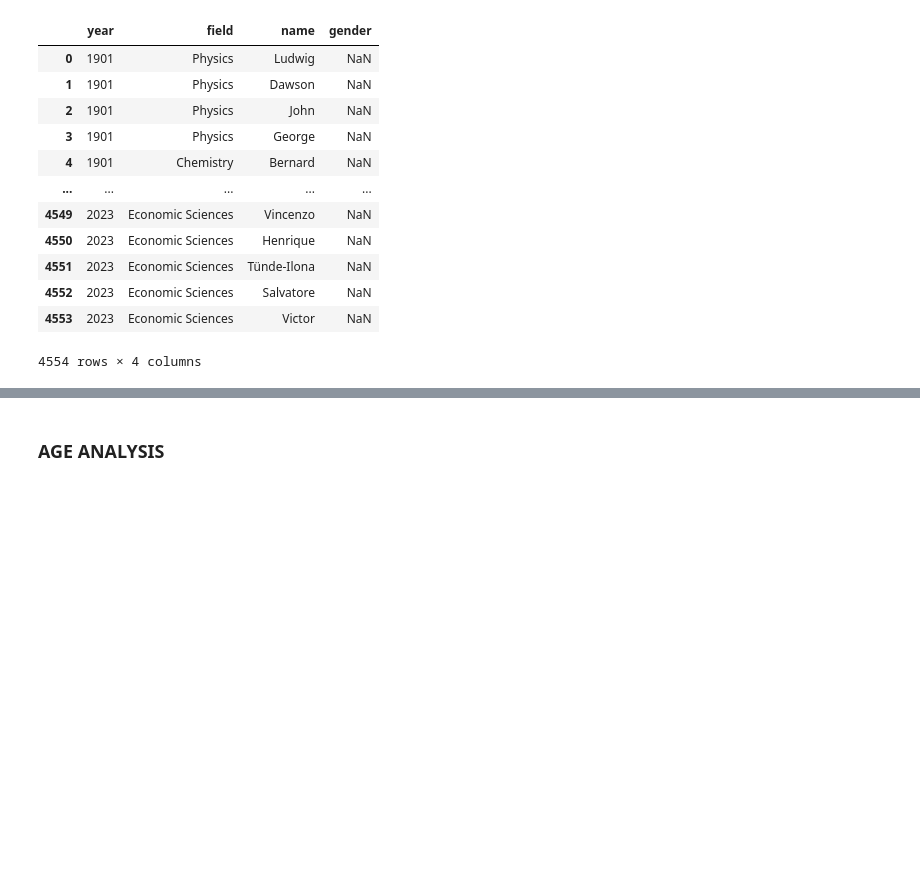
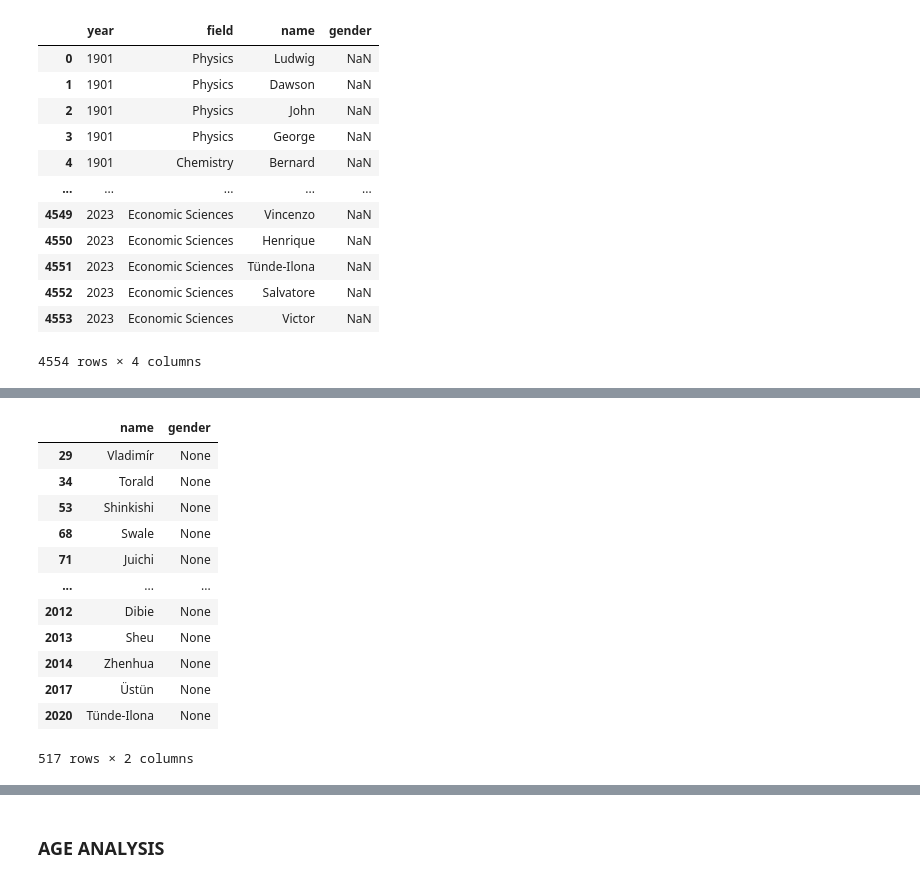
Before and after one commit to Bluceli168/IH-API-Project, a Jupyter notebook: main.ipynb, the cells around one changed output, grey strips where cells are left out. Drawn from its saved outputs; the diff is of its cells as text; code cells hidden in the pictures; blank space fills up the shorter version.

```diff
--- a/main.ipynb
+++ b/main.ipynb
@@ -53,7 +52,7 @@ pd.set_option('display.max_rows', 40)
 # %%
 #load env
 load_dotenv()
-token = os.getenv('TOKEN')
+name_token = os.getenv('NAME_KEY')
 # %%
 #TODO: Get the data from the API
 enrollment_df = pd.read_csv('sources/school_enrolment_gender.csv')
@@ -240,0 +222,4 @@ Name: count, Length: 2021, dtype: int64
+# %%
+#get a list of unique names
+unique_names_df = pd.DataFrame(names_df['name'].unique(), columns=['name'])
+unique_names_df
@@ -240,0 +261,4 @@ Name: count, Length: 2021, dtype: int64
+# %%
+#supplement the dataset with missing values from laureates
+missing_names = unique_names_df[~unique_names_df['name'].str.lower().isin(name_gender_df['name'].str.lower())]
+missing_names
@@ -240,0 +279,42 @@ Name: count, Length: 2021, dtype: int64
+# %%
+#try to gender the missing names with an API
+missing_names.loc[:,'gender'] = None
+missing_names
+
+# call namsor API with the list
+def genderize_names(name_list, token):
+
+    url = "https://v2.namsor.com/NamSorAPIv2/api2/json/genderBatch"
+
+    payload = {
+    "personalNames": [
+        {
+        "id": "b590b04c-da23-4f2f-a334-aee384ee420a",
+        "firstName": "Keith",
+        "lastName": "Haring"
+        }
+    ]
+    }
+    headers = {
+        "X-API-KEY": token,
+        "Accept": "application/json",
+        "Content-Type": "application/json"
+    }
+
+    response = requests.post(url, headers=headers, json=payload)
+
+    print(response.text)
+# %% [output]
+|  | name | gender |
+| 29 | Vladimír | None |
+| 34 | Torald | None |
+| 53 | Shinkishi | None |
+| 68 | Swale | None |
+| 71 | Juichi | None |
+| ... | ... | ... |
+| 2012 | Dibie | None |
+| 2013 | Sheu | None |
+| 2014 | Zhenhua | None |
+| 2017 | Üstün | None |
+| 2020 | Tünde-Ilona | None |
+517 rows × 2 columns
```
Also changed, not shown: parts of 10 cells of this notebook, 2 other files.
